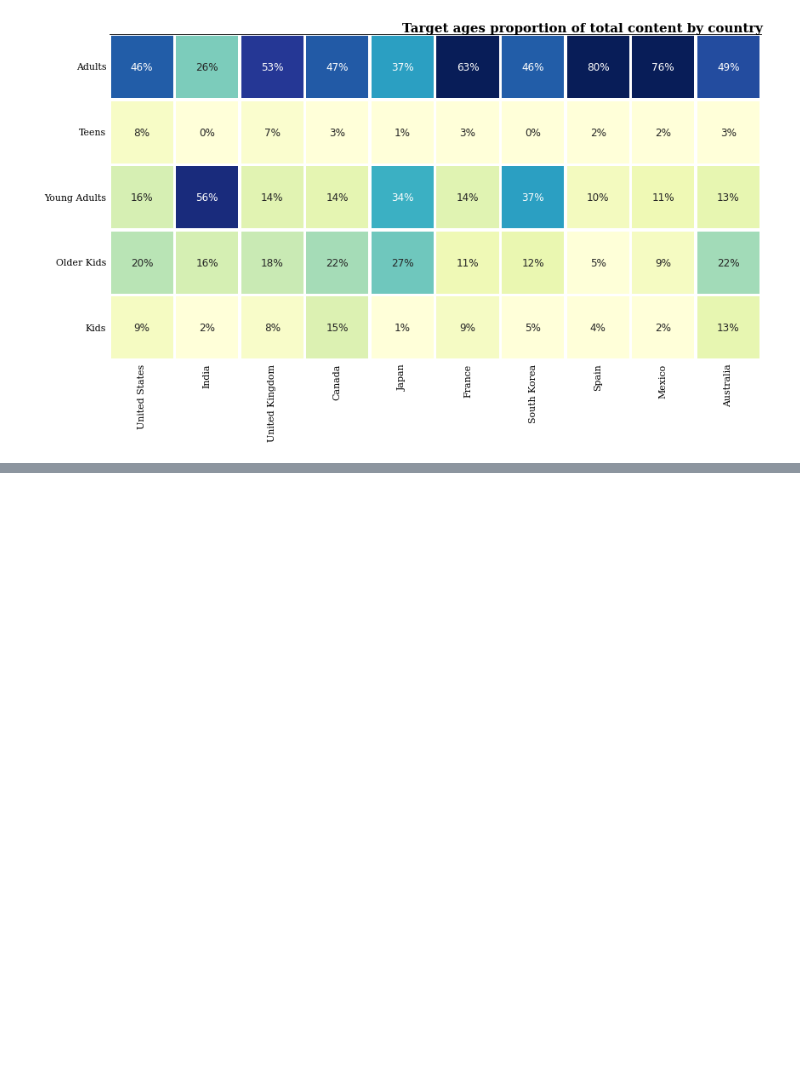
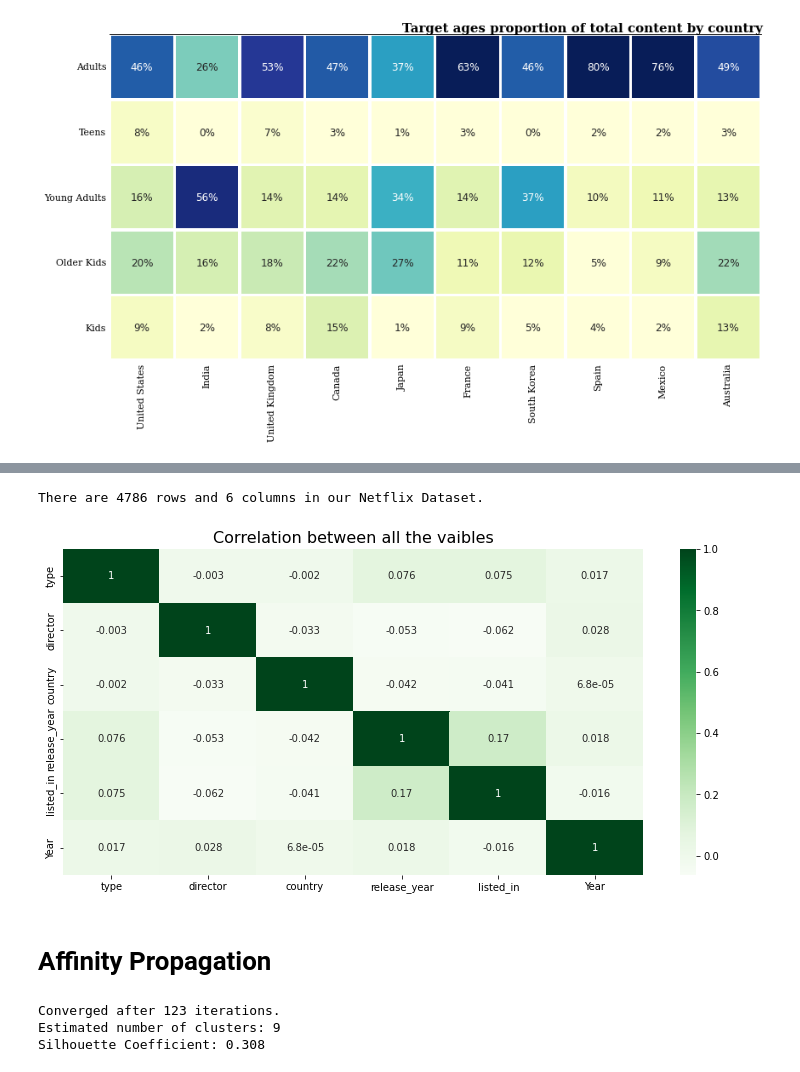
Before and after one commit to amrita-sarkar1/Netflix-Movies-and-TV-Shows-Clustering, a Jupyter notebook: Netflix_Movies_and_TV_Shows_Clustering.ipynb, the cells around one changed output, grey strips where cells are left out. Saved outputs shown, nothing was run; the diff lists cells and outputs as text; code cells hidden in the pictures; blank space fills up the shorter version.

```diff
--- a/Netflix_Movies_and_TV_Shows_Clustering.ipynb
+++ b/Netflix_Movies_and_TV_Shows_Clustering.ipynb
@@ -660,3 +660,7 @@ plt.tight_layout()
 plt.show()
 # %% [output]
 [figure]
+# %%
+netflix = dataset.copy()
+
+netflix.head()
@@ -662,0 +674,7 @@ plt.show()
+# %%
+netflix['date'] = pd.to_datetime(netflix['date_added'])
+netflix['Year'] = netflix['date'].dt.year
+netflix['Month'] = netflix['date'].dt.month
+netflix['Day'] = netflix['date'].dt.day
+#netflix['Year'].astype(int)
+#netflix['Day'].astype(int);
@@ -662,0 +729,28 @@ plt.show()
+# %%
+#We delete some features, we prepare the df to feed the clustering algorithms.
+
+netflix=netflix.dropna(axis=0)
+netflix.drop(netflix.iloc[:,[0,2,4,6,8,9,11,12,14,15]],axis=1,inplace=True)
+
+#Form a full numerical valued dataset:
+# Type
+netflix['type']=netflix['type'].astype('category')
+d1 = dict(enumerate(netflix['type'].cat.categories)) #To save old values
+netflix['type']=netflix['type'].cat.codes
+
+#Director
+netflix['director']=netflix['director'].astype('category')
+d2 = dict(enumerate(netflix['director'].cat.categories)) #To save old values
+netflix['director']=netflix['director'].cat.codes
+
+#Country
+netflix['country']=netflix['country'].astype('category')
+d3 = dict(enumerate(netflix['country'].cat.categories)) #To save old values
+netflix['country']=netflix['country'].cat.codes
+
+# Listed_in
+netflix['listed_in']=netflix['listed_in'].astype('category')
+d4= dict(enumerate(netflix['listed_in'].cat.categories)) #To save old values
+netflix['listed_in']=netflix['listed_in'].cat.codes
+
+netflix.head()
@@ -662,0 +764,12 @@ plt.show()
+# %%
+print('There are {} rows and {} columns'.format(netflix.shape[0], netflix.shape[1])+' in our Netflix Dataset.')
+# %% [output]
+There are 4786 rows and 6 columns in our Netflix Dataset.
+# %%
+#visualization of the correlation in the heatmap
+plt.figure(figsize=(13, 6))
+sns.heatmap(netflix.corr(), annot = True, cmap = 'Greens')
+plt.title('Correlation between all the vaibles', size=16)
+plt.show()
+# %% [output]
+[figure, added]
@@ -662,0 +792,19 @@ plt.show()
+# %% [markdown]
+# Affinity Propagation
+# %%
+from sklearn.cluster import AffinityPropagation
+from sklearn import metrics
+
+af = AffinityPropagation(preference = -753, damping = 0.60, verbose = True, random_state = 0).fit(netflix_standarized) #Using euclidean distance as affinity estimator
+#af = AffinityPropagation(damping=0.97,affinity='euclidean',verbose=True).fit(netflix) #Using euclidean distance
+cluster_centers_indices = af.cluster_centers_indices_
+labels = af.labels_
+
+n_clusters_ = len(cluster_centers_indices)
+
+print('Estimated number of clusters: %d' % n_clusters_)
+print('Silhouette Coefficient: %0.3f' % metrics.silhouette_score(netflix_standarized, labels, metric = 'sqeuclidean'))
+# %% [output]
+Converged after 123 iterations.
+Estimated number of clusters: 9
+Silhouette Coefficient: 0.308
```
Also changed, not shown: parts of 27 cells of this notebook.
